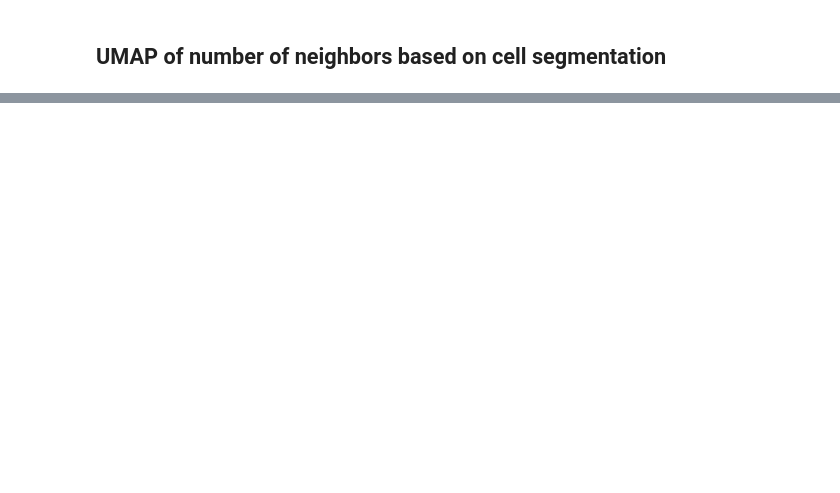
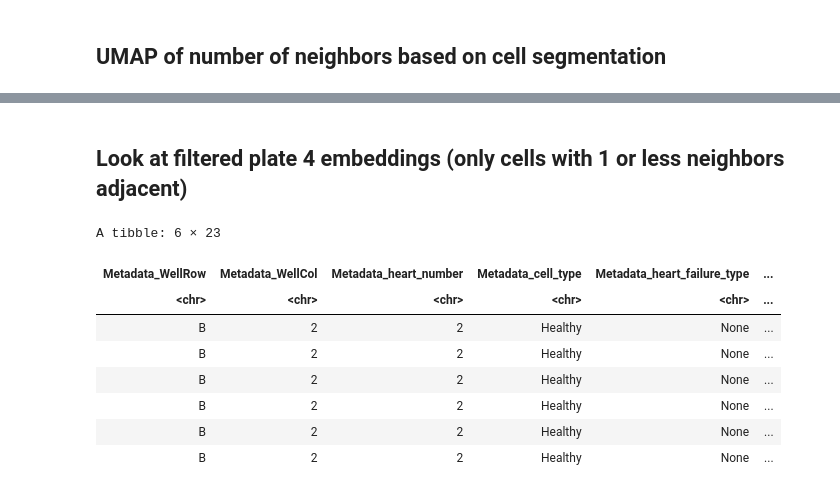
Before and after one commit to WayScience/cellpainting_predicts_cardiac_fibrosis, a Jupyter notebook: 4.analyze_data/notebooks/UMAP/1.visualize-UMAP-plate4.ipynb, the cells around one changed output, grey strips where cells are left out. Cells and saved outputs as stored; diff of their text form; code cells hidden in the pictures; blank space fills up the shorter version.

```diff
--- a/4.analyze_data/notebooks/UMAP/1.visualize-UMAP-plate4.ipynb
+++ b/4.analyze_data/notebooks/UMAP/1.visualize-UMAP-plate4.ipynb
@@ -269,0 +270,37 @@ print(umap_cell_neighbors_figure)
+# %% [markdown]
+## Look at filtered plate 4 embeddings (only cells with 1 or less neighbors adjacent)
+# %%
+# Set directory and file structure
+umap_dir <- file.path("results")
+umap_file <- "UMAP_localhost231120090001_fs_filtered.tsv.gz"
+umap_path <- file.path(umap_dir, umap_file)
+
+# Load in the umap data
+filtered_df <- readr::read_tsv(
+    umap_path,
+    col_types = readr::cols(
+        .default = "c",
+        "UMAP0" = "d",
+        "UMAP1" = "d"
+    )
+)
+cell_count_df <- filtered_df %>%
+    dplyr::group_by(Metadata_Well) %>%
+    dplyr::count() %>%
+    dplyr::rename(Metadata_Cell_Count = n)
+
+umap_filtered_df <- filtered_df %>%
+    dplyr::left_join(cell_count_df, by = "Metadata_Well") %>%
+    mutate_all(~ifelse(is.na(.), "None", .))
+
+head(umap_filtered_df)
+# %% [output]
+A tibble: 6 × 23
+| Metadata_WellRow | Metadata_WellCol | Metadata_heart_number | Metadata_cell_type | Metadata_heart_failure_type | ... |
+| <chr> | <chr> | <chr> | <chr> | <chr> | ... |
+| B | 2 | 2 | Healthy | None | ... |
+| B | 2 | 2 | Healthy | None | ... |
+| B | 2 | 2 | Healthy | None | ... |
+| B | 2 | 2 | Healthy | None | ... |
+| B | 2 | 2 | Healthy | None | ... |
+| B | 2 | 2 | Healthy | None | ... |
```
Also changed, not shown: parts of 9 cells of this notebook, 27 other files.
